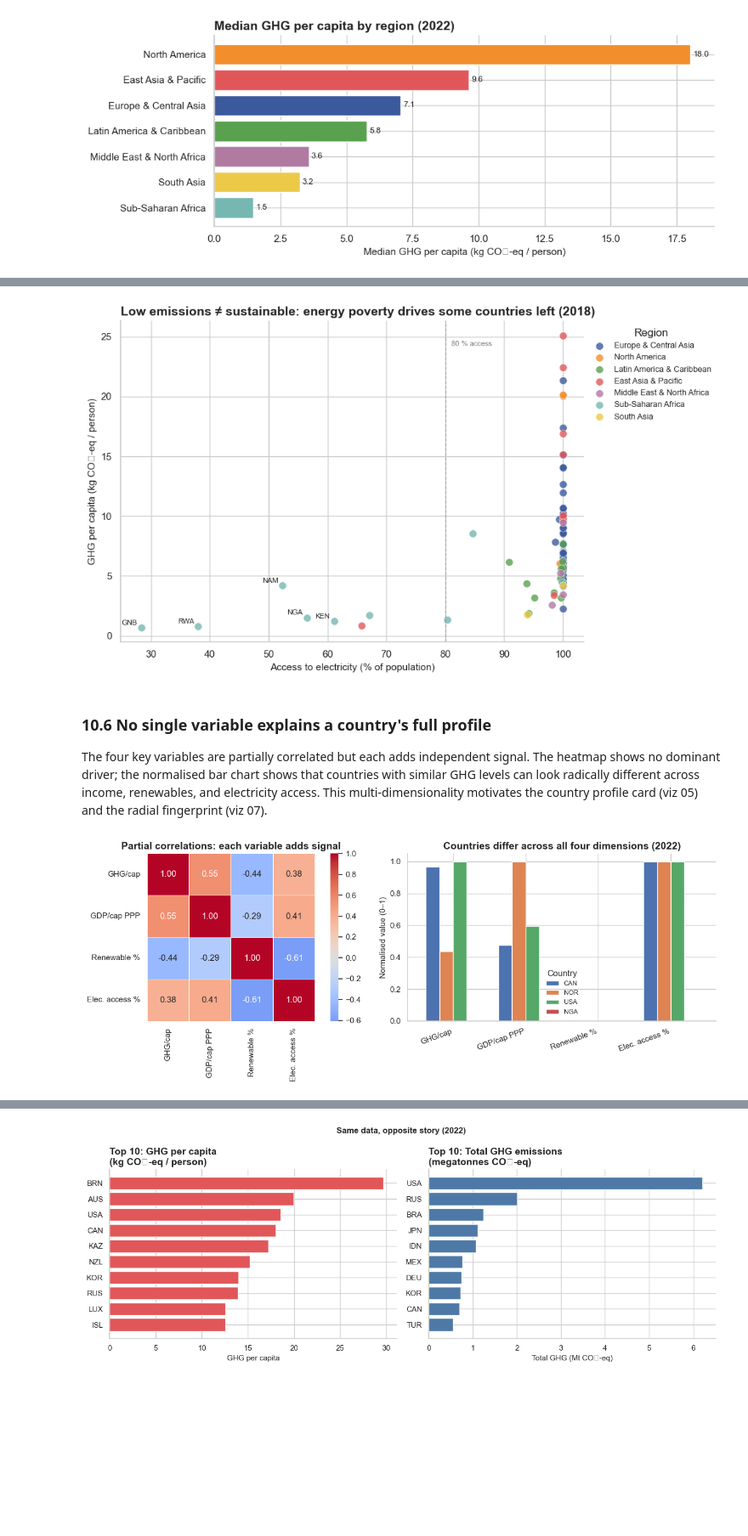
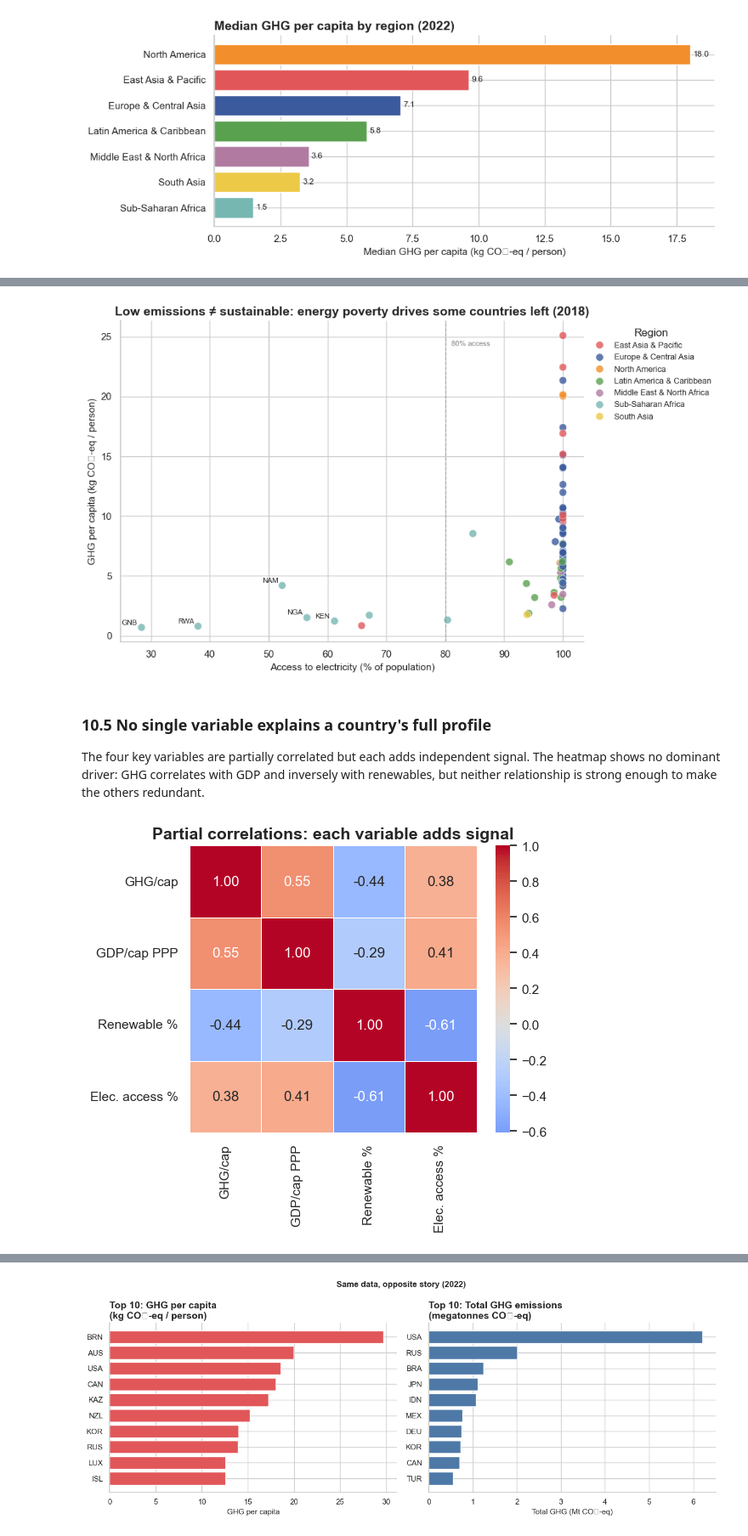
Before and after one commit to mtorella/Data-Visualization-2026, a Jupyter notebook: preprocessing.ipynb, the cells around one changed output, grey strips where cells are left out. Shown at 85% size. Drawn from its saved outputs; the diff is of its cells as text; code cells hidden in the pictures; blank space fills up the shorter version.

```diff
--- a/preprocessing.ipynb
+++ b/preprocessing.ipynb
@@ -705,65 +619,47 @@ Two distinct clusters are visible: countries with very low electricity access na
 # %%
-data_plot = df_panel[df_panel['year'] == 2018].dropna(
-    subset=['electricity_access_pct', 'ghg_per_capita'])
+fig, ax = plt.subplots(figsize=(10, 6))
 
-fig, ax = plt.subplots(figsize=(10, 6))
-for region, color in region_colors.items():
-    sub = data_plot[data_plot['region'] == region]
-    ax.scatter(sub['electricity_access_pct'], sub['ghg_per_capita'],
-               c=color, label=region, alpha=0.8, s=70,
-               edgecolors='white', linewidths=0.5)
+sns.scatterplot(
+    data=df_panel[df_panel['year'] == 2018].dropna(subset=['electricity_access_pct', 'ghg_per_capita']),
+    x='electricity_access_pct', y='ghg_per_capita',
+    hue='region', palette=region_colors,
+    alpha=0.8, s=70, edgecolor='white', linewidth=0.5, ax=ax)
 
+# Annotate lowest access countries
+data_plot = df_panel[df_panel['year'] == 2018].dropna(subset=['electricity_access_pct', 'ghg_per_capita'])
 for _, row in data_plot.nsmallest(5, 'electricity_access_pct').iterrows():
-    ax.annotate(row['iso3'],
-                (row['electricity_access_pct'], row['ghg_per_capita']),
+    ax.annotate(row['iso3'], (row['electricity_access_pct'], row['ghg_per_capita']),
                 fontsize=8, xytext=(-22, 3), textcoords='offset points')
 
+# Energy poverty threshold line
 ax.axvline(80, color='gray', linestyle='--', alpha=0.5, linewidth=1)
-ax.text(81, ax.get_ylim()[1] * 0.92, '80 % access', fontsize=8, color='gray')
+ax.text(81, ax.get_ylim()[1] * 0.92, '80% access', fontsize=8, color='gray')
 
-ax.set_xlabel('Access to electricity (% of population)')
-ax.set_ylabel('GHG per capita (kg CO₂-eq / person)')
-ax.set_title(
-    'Low emissions ≠ sustainable: energy poverty drives some countries left (2018)',
-    fontweight='bold', loc='left')
+ax.set(xlabel='Access to electricity (% of population)',
+       ylabel='GHG per capita (kg CO₂-eq / person)',
+       title='Low emissions ≠ sustainable: energy poverty drives some countries left (2018)')
+ax.title.set_fontweight('bold')
+ax.spines[['top', 'right']].set_visible(False)
 ax.legend(title='Region', fontsize=9, frameon=False, bbox_to_anchor=(1, 1))
-ax.spines[['top', 'right']].set_visible(False)
 plt.tight_layout()
 # %% [output]
-[figure, old version]
+[figure, new version]
 # %% [markdown]
-### 10.6  No single variable explains a country's full profile
+### 10.5  No single variable explains a country's full profile
 
-The four key variables are partially correlated but each adds independent signal. The heatmap shows no dominant driver; the normalised bar chart shows that countries with similar GHG levels can look radically different across income, renewables, and electricity access. This multi-dimensionality motivates the country profile card (viz 05) and the radial fingerprint (viz 07).
+The four key variables are partially correlated but each adds independent signal. The heatmap shows no dominant driver: GHG correlates with GDP and inversely with renewables, but neither relationship is strong enough to make the others redundant.
 # %%
 key_vars   = ['ghg_per_capita', 'gdp_per_capita_ppp',
               'renewable_pct', 'electricity_access_pct']
 var_labels = ['GHG/cap', 'GDP/cap PPP', 'Renewable %', 'Elec. access %']
 
-fig, axes = plt.subplots(1, 2, figsize=(14, 5))
-
-# Left: correlation heatmap
+fig, ax = plt.subplots(figsize=(6, 5))
 corr = df_panel[key_vars].corr()
 sns.heatmap(corr, annot=True, fmt='.2f', cmap='coolwarm', center=0,
-            ax=axes[0], square=True, linewidths=0.5,
+            ax=ax, square=True, linewidths=0.5,
             xticklabels=var_labels, yticklabels=var_labels)
-axes[0].set_title('Partial correlations: each variable adds signal',
-                  fontweight='bold')
-
-# Right: normalised profiles for 6 representative countries (2022)
-sample = ['USA', 'NOR', 'CHN', 'IND', 'NGA', 'CAN']
-cp = (df_panel[(df_panel['iso3'].isin(sample)) & (df_panel['year'] == 2022)]
-      .set_index('iso3')[key_vars])
-cp_norm = (cp - cp.min()) / (cp.max() - cp.min())
-cp_norm.T.plot(kind='bar', ax=axes[1], width=0.75)
-axes[1].set_xticklabels(var_labels, rotation=20, ha='right')
-axes[1].set_title('Countries differ across all four dimensions (2022)',
-                  fontweight='bold')
-axes[1].set_ylabel('Normalised value (0–1)')
-axes[1].legend(title='Country', fontsize=9, frameon=False)
-axes[1].spines[['top', 'right']].set_visible(False)
-
+ax.set_title('Partial correlations: each variable adds signal', fontweight='bold')
 plt.tight_layout()
 # %% [output]
-[figure, old version]
+[figure, new version]
 # %% [markdown]
```
Also changed, not shown: parts of 21 cells of this notebook, 1 other file.
